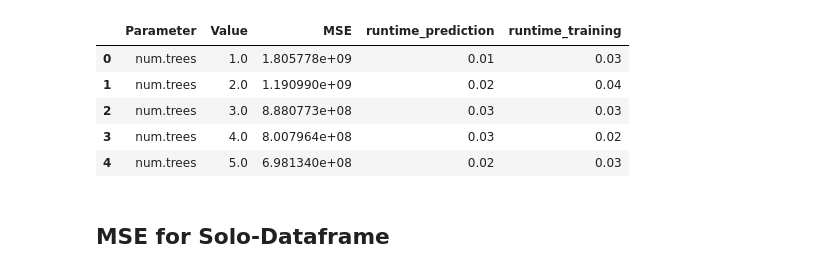
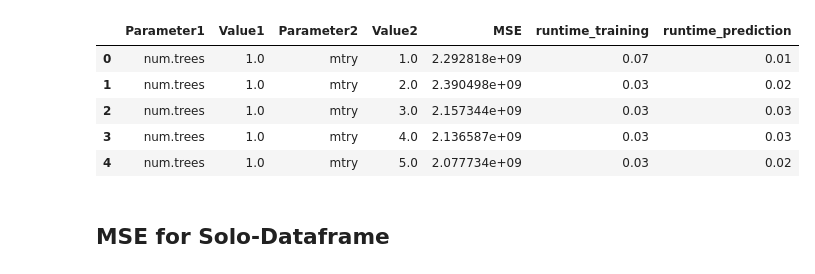
Before and after one commit to TimonKaeppel/tuning_house_prices, a Jupyter notebook: plotting_hyperpiratemeters_.ipynb, the cells around one changed output. Drawn from its saved outputs; the diff is of its cells as text; code cells hidden in the pictures.

Commit message:
uploading pairwise tuning data

```diff
--- a/plotting_hyperpiratemeters_.ipynb
+++ b/plotting_hyperpiratemeters_.ipynb
@@ -6,15 +6,17 @@ results_solo_df = pd.read_csv('resources/results_solo.csv')
 results_solo_with_higher_range_df = pd.read_csv('resources/results_solo_with_higher_range.csv')
 
 results_all_params_df = pd.read_csv('resources/results_all_params.csv')
+
+results_pairwise_df = pd.read_csv('resources/results_pairwise.csv')
 # %%
-results_solo_with_higher_range_df.head()
+results_pairwise_df.head()
 # %% [output]
-|  | Parameter | Value | MSE | runtime_prediction | runtime_training |
-| 0 | num.trees | 1.0 | 1.805778e+09 | 0.01 | 0.03 |
-| 1 | num.trees | 2.0 | 1.190990e+09 | 0.02 | 0.04 |
-| 2 | num.trees | 3.0 | 8.880773e+08 | 0.03 | 0.03 |
-| 3 | num.trees | 4.0 | 8.007964e+08 | 0.03 | 0.02 |
-| 4 | num.trees | 5.0 | 6.981340e+08 | 0.02 | 0.03 |
+|  | Parameter1 | Value1 | Parameter2 | Value2 | MSE | runtime_training | runtime_prediction |
+| 0 | num.trees | 1.0 | mtry | 1.0 | 2.292818e+09 | 0.07 | 0.01 |
+| 1 | num.trees | 1.0 | mtry | 2.0 | 2.390498e+09 | 0.03 | 0.02 |
+| 2 | num.trees | 1.0 | mtry | 3.0 | 2.157344e+09 | 0.03 | 0.03 |
+| 3 | num.trees | 1.0 | mtry | 4.0 | 2.136587e+09 | 0.03 | 0.03 |
+| 4 | num.trees | 1.0 | mtry | 5.0 | 2.077734e+09 | 0.03 | 0.02 |
 # %% [markdown]
 ## MSE for Solo-Dataframe
 # %%
```
Also changed, not shown: parts of 3 cells of this notebook, 2 other files.
